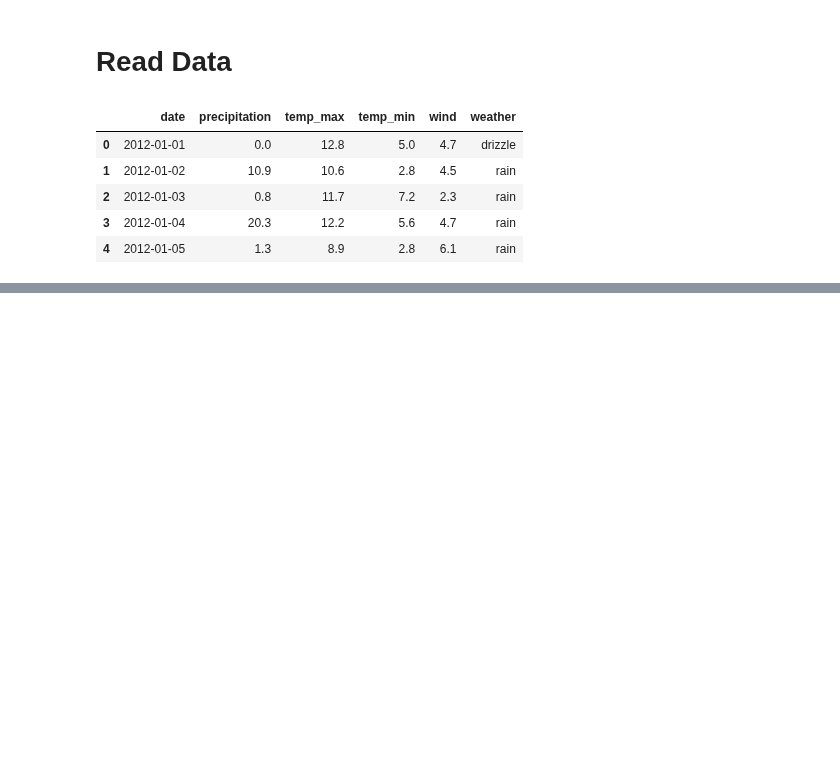
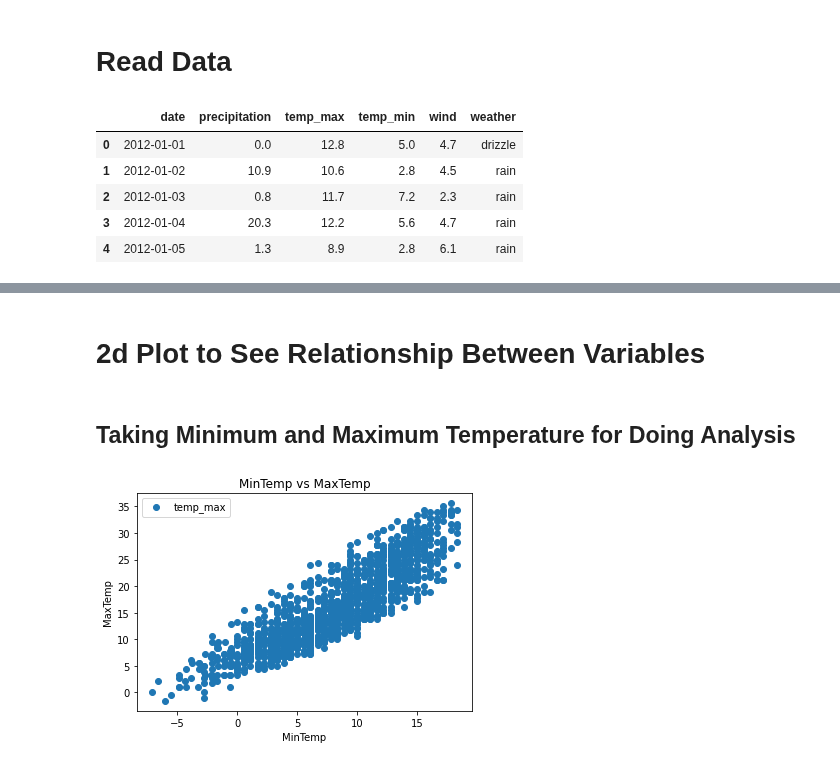
Before and after one commit to Muhammad-Usama-07/Data-Science-Journey, a Jupyter notebook: Tools_&_Techniques_for_DataScientist/LinearRegressionWork.ipynb, the cells around one changed output, grey strips where cells are left out. Cells and saved outputs as stored; diff of their text form; code cells hidden in the pictures; blank space fills up the shorter version.

Commit message:
Taking Minimum and Maximum Temperature for Doing Analysis

```diff
--- a/Tools_&_Techniques_for_DataScientist/LinearRegressionWork.ipynb
+++ b/Tools_&_Techniques_for_DataScientist/LinearRegressionWork.ipynb
@@ -25,0 +40,12 @@ data.head()
+# %% [markdown]
+# 2d Plot to See Relationship Between Variables
+# %% [markdown]
+## Taking Minimum and  Maximum Temperature for Doing Analysis
+# %%
+data.plot(x='temp_min', y='temp_max', style='o')
+plt.title('MinTemp vs MaxTemp')
+plt.xlabel('MinTemp')
+plt.ylabel('MaxTemp')
+plt.show()
+# %% [output]
+[figure, added]
```
Also changed, not shown: parts of 4 cells of this notebook.
